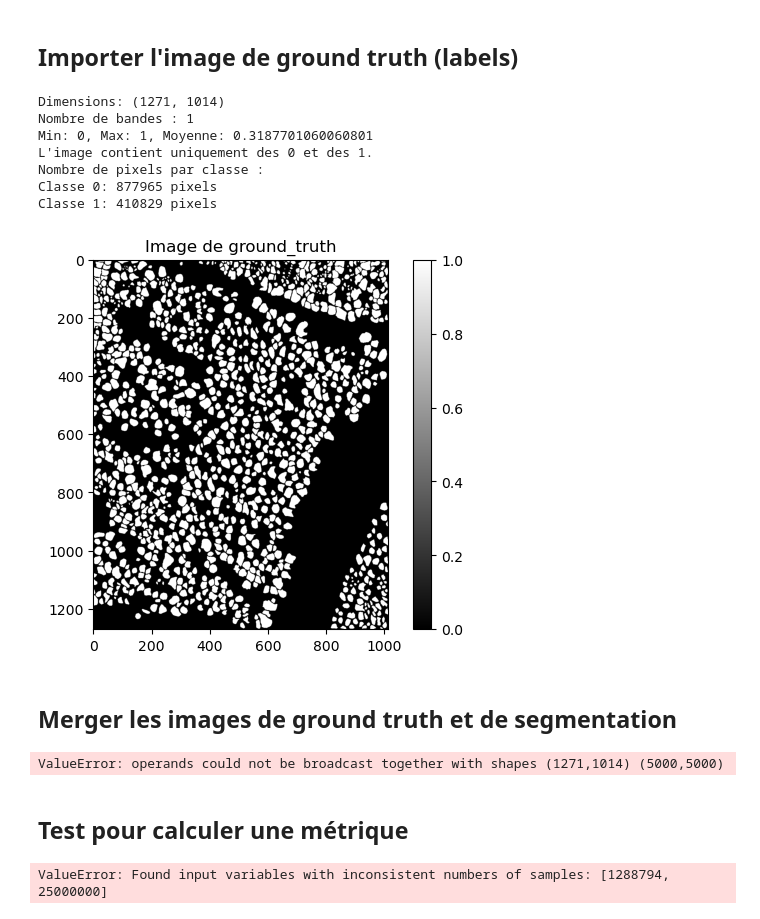
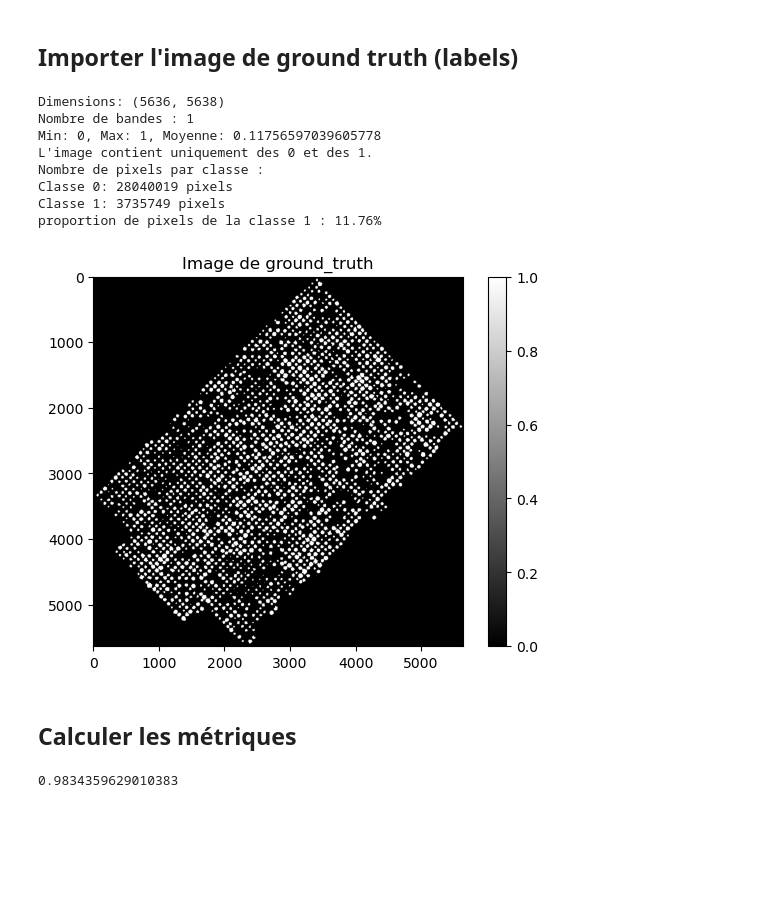
Before and after one commit to sinadeau/RNCAN_crown_segmentation, a Jupyter notebook: TreeCountSegHeight/files_added_in_the_repo/calculate_metrics.ipynb, the cells around one changed output. Cells and saved outputs as stored; diff of their text form; code cells hidden in the pictures; blank space fills up the shorter version.

Commit message:
added split_train_test

```diff
--- a/TreeCountSegHeight/files_added_in_the_repo/calculate_metrics.ipynb
+++ b/TreeCountSegHeight/files_added_in_the_repo/calculate_metrics.ipynb
@@ -6,10 +10,11 @@ import matplotlib.pyplot as plt
 # %% [markdown]
 ### Importer et visualiser l'image de segmentation (output du modèle)
 # %%
-# Ouvrir image de segmentation
-with rasterio.open("C:/Git/données_pour_metric/données_pour_metric/fichier_avec_0_epoch/prediction_seg_2018_1km_6294_463.tif") as src:
+# Ouvrir image de segmentation (output du modèle)
+with rasterio.open(r"C:\Git\données_pour_metric\Données_JRW45\10_epoch\Fdc_JR_W45_2023_03_21_panIMG_0037_6_MS_alP1_cor2-001_only_region_to_segment_0_clean_seg.tif") as src:
     print(f"Dimensions: {src.shape}")
     print(f"Nombre de bandes : {src.count}")
+    print(f"Projection : {src.crs}")
     segmentation = src.read(1)
 
 # Statistiques de l’image
@@ -28,15 +33,17 @@ print("Nombre de pixels par classe :")
 for value, count in zip(unique, counts):
     print(f"Classe {value}: {count} pixels")
 
+print(f"proportion de pixels de la classe 1 : {counts[1] / (counts[0] + counts[1]) * 100:.2f}%")
+
 # Normaliser entre 0 et 255
-segmentation_normalized = (segmentation - segmentation.min()) / (segmentation.max() - segmentation.min()) * 255
-segmentation_normalized = segmentation_normalized.astype(np.uint8)
+#segmentation_normalized = (segmentation - segmentation.min()) / (segmentation.max() - segmentation.min()) * 255
+#segmentation_normalized = segmentation_normalized.astype(np.uint8)
 
 # Sauvegarder l'image normalisée
-with rasterio.open("C:/Git/données_pour_metric/données_pour_metric/fichier_avec_0_epoch/prediction_seg_2018_1km_6294_463_fixed.tif", "w", driver="GTiff",
-                   height=segmentation.shape[0], width=segmentation.shape[1],
-                   count=1, dtype=segmentation_normalized.dtype) as dst:
-    dst.write(segmentation_normalized, 1)
+#with rasterio.open("C:/Git/données_pour_metric/données_pour_metric/fichier_avec_0_epoch/prediction_seg_2018_1km_6294_463_fixed.tif", "w", driver="GTiff",
+#                   height=segmentation.shape[0], width=segmentation.shape[1],
+#                   count=1, dtype=segmentation_normalized.dtype) as dst:
+#    dst.write(segmentation_normalized, 1)
 
 
 #visualiser l'image de segmentation
@@ -57,74 +66,58 @@ Classe 1: 369482 pixels
 ## Importer l'image de ground truth (labels)
 # %%
 # Ouvrir image de Ground Truth
-with rasterio.open("C:/Git/données_pour_metric/données_pour_metric/fichier_avec_0_epoch/ground_truth_2018_1km_6294_463.png") as src:
+with rasterio.open(r"C:\Git\données_pour_metric\Données_JRW45\10_epoch\Fdc_JR_W45_2023_03_21_panIMG_0037_6_MS_alP1_cor2-001_only_region_to_segment_0_clean_ground_truth.png") as src:
     print(f"Dimensions: {src.shape}")
     print(f"Nombre de bandes : {src.count}")
+    print(f"Projection : {src.crs}")
     ground_truth = src.read(1)
 
 # Statistiques de l’image
 print(f"Min: {ground_truth.min()}, Max: {ground_truth.max()}, Moyenne: {ground_truth.mean()}")
 
 # Vérifier qu'il y a seulement des 0 ou des 1 dans l'image
 unique_values = np.unique(ground_truth)
 if np.array_equal(unique_values, [0, 1]):
     print("L'image contient uniquement des 0 et des 1.")
 else:
     print(f"L'image contient d'autres valeurs : {unique_values}")
 
 # Compter le nombre de pixels de chaque classe
 unique, counts = np.unique(ground_truth, return_counts=True)
 print("Nombre de pixels par classe :")
 for value, count in zip(unique, counts):
     print(f"Classe {value}: {count} pixels")
 
+print(f"proportion de pixels de la classe 1 : {counts[1] / (counts[0] + counts[1]) * 100:.2f}%")
+
 # Normaliser entre 0 et 255
-ground_truth_normalized = (ground_truth - ground_truth.min()) / (ground_truth.max() - ground_truth.min()) * 255
-ground_truth_normalized = ground_truth_normalized.astype(np.uint8)
+#ground_truth_normalized = (ground_truth - ground_truth.min()) / (ground_truth.max() - ground_truth.min()) * 255
+#ground_truth_normalized = ground_truth_normalized.astype(np.uint8)
 
 # Sauvegarder l'image normalisée
-with rasterio.open("C:/Git/données_pour_metric/données_pour_metric/fichier_avec_0_epoch/prediction_seg_2018_1km_6294_463_fixed.tif", "w", driver="GTiff",
-                   height=ground_truth.shape[0], width=ground_truth.shape[1],
-                   count=1, dtype=ground_truth_normalized.dtype) as dst:
-    dst.write(ground_truth_normalized, 1)
+#with rasterio.open("C:/Git/données_pour_metric/données_pour_metric/fichier_avec_0_epoch/prediction_seg_2018_1km_6294_463_fixed.tif", "w", driver="GTiff",
+#                   height=ground_truth.shape[0], width=ground_truth.shape[1],
+#                   count=1, dtype=ground_truth_normalized.dtype) as dst:
+#    dst.write(ground_truth_normalized, 1)
 
 
 #visualiser l'image de labels
 plt.imshow(ground_truth, cmap="gray")
 plt.colorbar()
 plt.title("Image de ground_truth")
 plt.show()
 # %% [output]
-Dimensions: (1271, 1014)
+Dimensions: (5636, 5638)
 Nombre de bandes : 1
-Min: 0, Max: 1, Moyenne: 0.3187701060060801
+Min: 0, Max: 1, Moyenne: 0.11756597039605778
 L'image contient uniquement des 0 et des 1.
 Nombre de pixels par classe :
-Classe 0: 877965 pixels
-Classe 1: 410829 pixels
+Classe 0: 28040019 pixels
+Classe 1: 3735749 pixels
+proportion de pixels de la classe 1 : 11.76%
-[figure, old version]
+[figure, new version]
-# %% [markdown]
-## Merger les images de ground truth et de segmentation
-# %%
-import geopandas as gpd
-from shapely.geometry import box
-
-
-# Charger les fichiers vecteurs (exemple)
-ground_truth_gdf = gpd.read_file("ground_truth_vector.shp")
-segmentation_gdf = gpd.read_file("segmentation_vector.shp")
-
-# Effectuer l'intersection
-intersection = gpd.overlay(ground_truth_gdf, segmentation_gdf, how='intersection')
-
-# Visualiser l'intersection
-intersection.plot()
-plt.title("Intersection entre ground_truth et segmentation")
-plt.show()
-# %% [output]
-ValueError: operands could not be broadcast together with shapes (1271,1014) (5000,5000)
 # %% [markdown]
-## Test pour calculer une métrique
+## Calculer les métriques
 # %%
 from sklearn.metrics import accuracy_score
 
@@ -132,6 +125,6 @@ def eva_acc(y_true, y_label):
 
     return accuracy_score(y_true.flatten(), y_label.flatten())
 
-eva_acc(ground_truth, segmentation_normalized)
+eva_acc(ground_truth, segmentation)
 # %% [output]
-ValueError: Found input variables with inconsistent numbers of samples: [1288794, 25000000]
+0.9834359629010383
```
Also changed, not shown: parts of 3 cells of this notebook.
